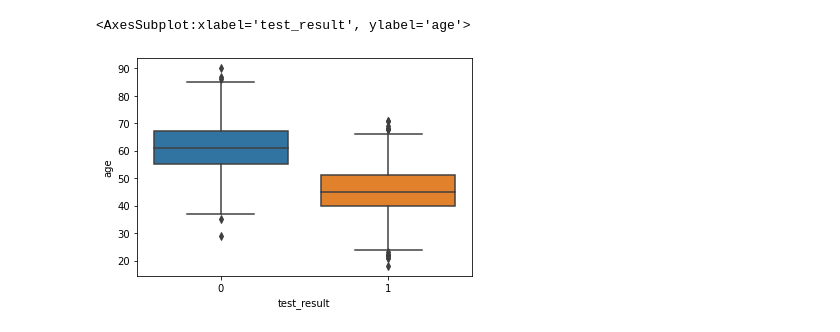
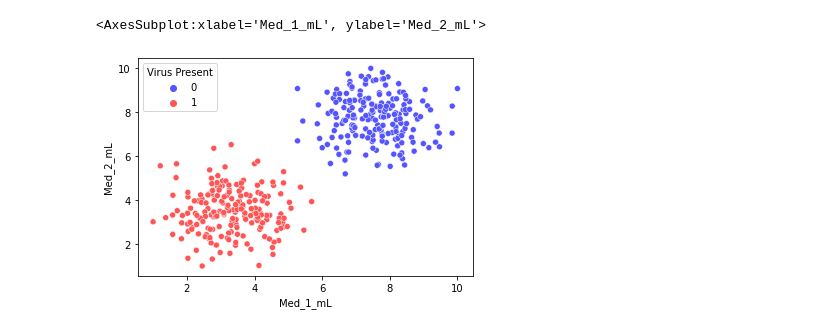
Before and after one commit to duongyen24/Machine-learning, a Jupyter notebook: Template.ipynb, the cells around one changed output. Drawn from its saved outputs; the diff is of its cells as text; code cells hidden in the pictures.

```diff
--- a/Template.ipynb
+++ b/Template.ipynb
@@ -4,7 +4,7 @@ import pandas as pd
 import seaborn as sns
 import matplotlib.pyplot as plt
 # %%
-df = pd.read_csv('./DATA/hearing_test.csv')
+df = pd.read_csv('./DATA/mouse_viral_study.csv')
 # %%
 df.head()
 # %% [output]
@@ -40,5 +17,5 @@ sns.countplot(x='test_result',data=df)
 # %%
-sns.boxplot(x='test_result', y = 'age', data=df)
+sns.scatterplot(x='Med_1_mL',y='Med_2_mL',hue='Virus Present',data=df,palette='seismic')
 # %% [output]
-<AxesSubplot:xlabel='test_result', ylabel='age'>
+<AxesSubplot:xlabel='Med_1_mL', ylabel='Med_2_mL'>
-[figure, old version]
+[figure, new version]
```
Also changed, not shown: parts of 31 cells of this notebook, 2 other files.
